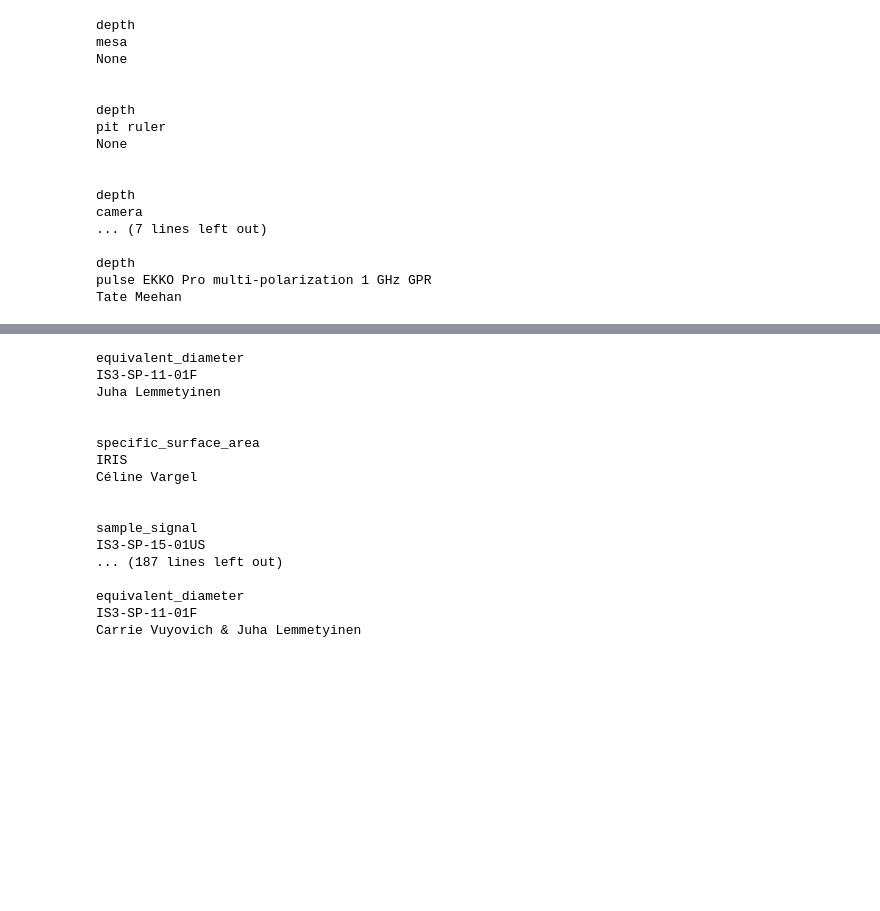
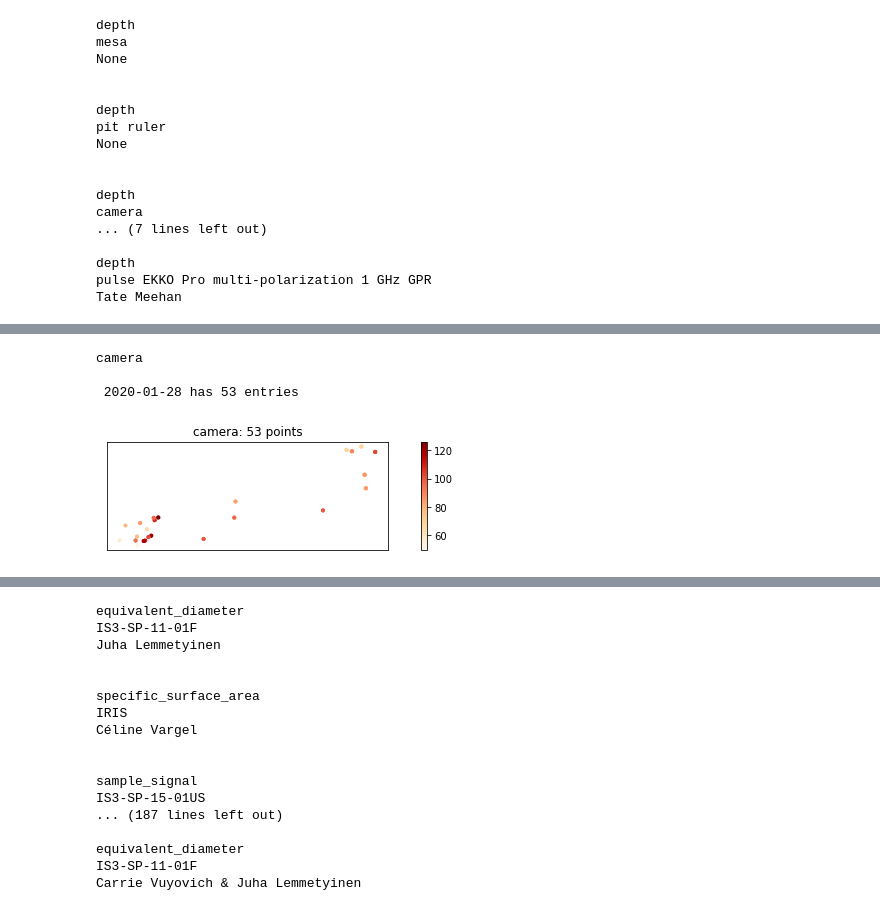
Before and after one commit to snowex-hackweek/integration_station, a Jupyter notebook: contributors/michelle/depths_and_dems.ipynb, the cells around one changed output, grey strips where cells are left out. Drawn from its saved outputs; the diff is of its cells as text; code cells hidden in the pictures; blank space fills up the shorter version.

```diff
--- a/contributors/michelle/depths_and_dems.ipynb
+++ b/contributors/michelle/depths_and_dems.ipynb
@@ -231,0 +303,10 @@ plt.title(f'{df.loc[0].instrument}: {df.shape[0]} points');
+# %%
+df=grabngo(PointData, 'depth', 'camera', timestamp,
+           session, engine, get_df=True)
+quickplot(df, figsize=(12, 2), cmap='OrRd')
+check_entrydates(df)
+# %% [output]
+camera
+
+ 2020-01-28 has 53 entries
+[figure, added]
```
Also changed, not shown: parts of 55 cells of this notebook.
